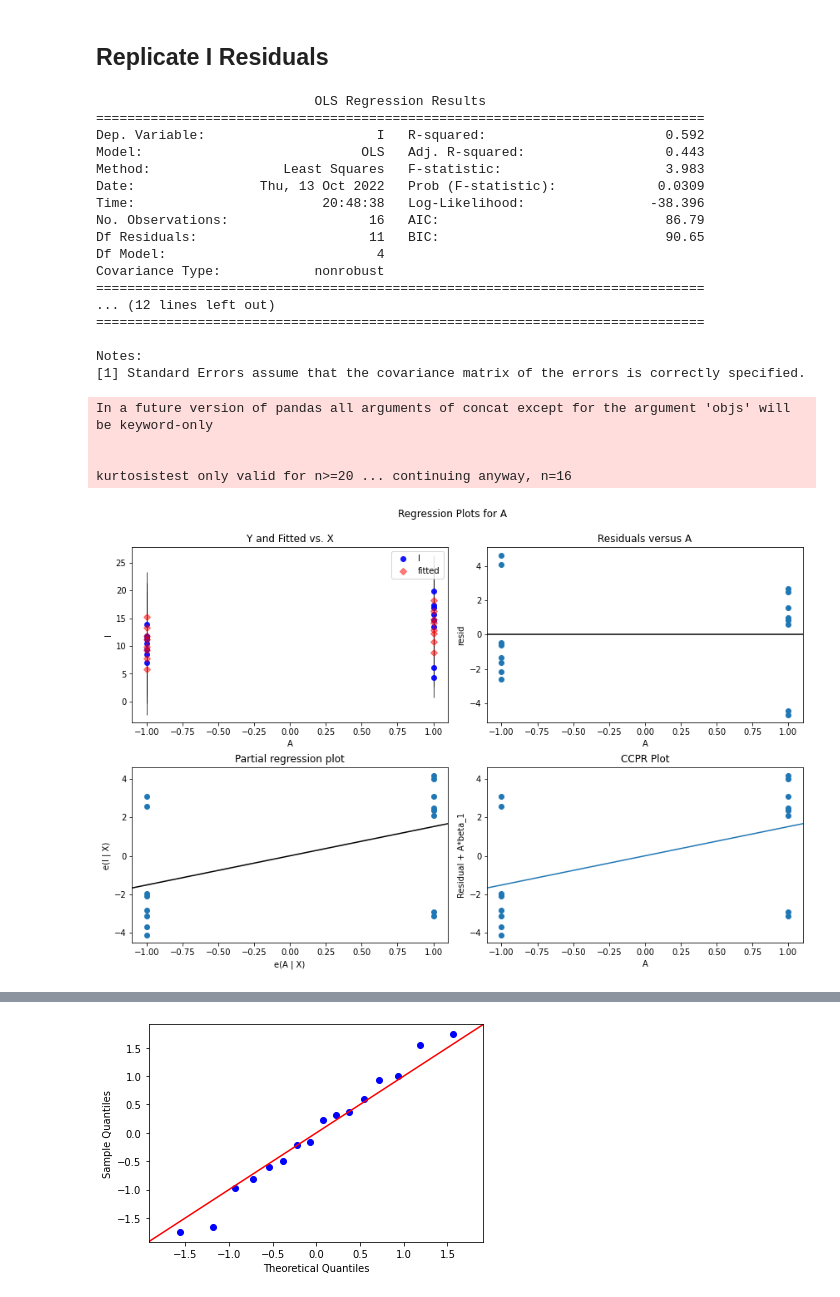
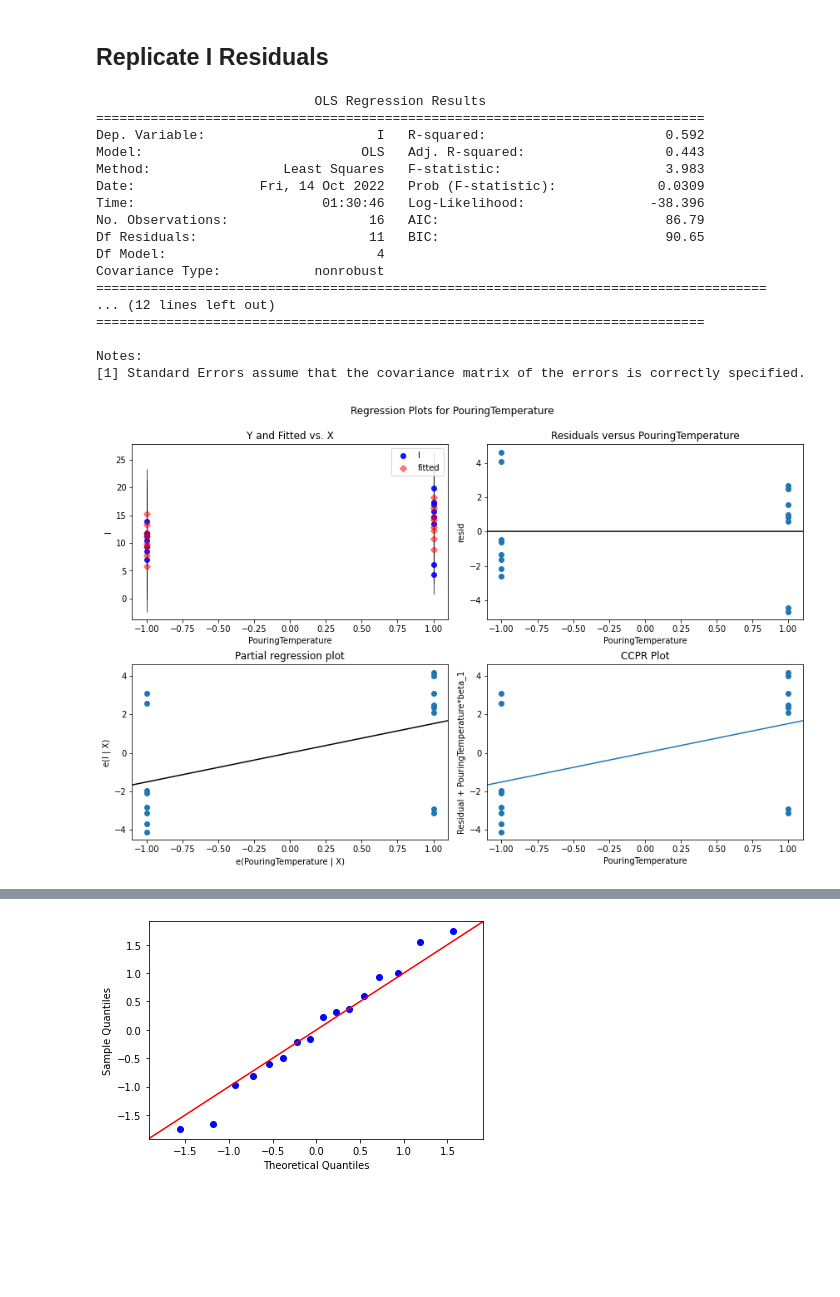
Before and after one commit to Cooper2112/SQC, a Jupyter notebook: SQCHW13b.ipynb, the cells around one changed output, grey strips where cells are left out. Saved outputs shown, nothing was run; the diff lists cells and outputs as text; code cells hidden in the pictures; blank space fills up the shorter version.

```diff
--- a/SQCHW13b.ipynb
+++ b/SQCHW13b.ipynb
@@ -174,7 +177,7 @@ import statsmodels.api as sm
 
 y = data2['II']
 
-x = data2[['A', 'B', 'C', 'D']]
+x = data2[['PouringTemperature', 'TitaniumContent', 'HeatTreatment', 'GrainRefiner']]
 
 x = sm.add_constant(x)
 
@@ -238,7 +237,7 @@ import statsmodels.api as sm
 
 y = data2['I']
 
-x = data2[['A', 'B', 'C', 'D']]
+x = data2[['PouringTemperature', 'TitaniumContent', 'HeatTreatment', 'GrainRefiner']]
 
 x = sm.add_constant(x)
 
@@ -251,29 +250,25 @@ print(model.summary())
 Dep. Variable:                      I   R-squared:                       0.592
 Model:                            OLS   Adj. R-squared:                  0.443
 Method:                 Least Squares   F-statistic:                     3.983
-Date:                Thu, 13 Oct 2022   Prob (F-statistic):             0.0309
-Time:                        20:48:38   Log-Likelihood:                -38.396
+Date:                Fri, 14 Oct 2022   Prob (F-statistic):             0.0309
+Time:                        01:30:46   Log-Likelihood:                -38.396
 No. Observations:                  16   AIC:                             86.79
 Df Residuals:                      11   BIC:                             90.65
 Df Model:                           4
 Covariance Type:            nonrobust
-==============================================================================
+======================================================================================
 ... (12 lines left out)
 ==============================================================================
 
 Notes:
 [1] Standard Errors assume that the covariance matrix of the errors is correctly specified.
-In a future version of pandas all arguments of concat except for the argument 'objs' will be keyword-only
-
-
-kurtosistest only valid for n>=20 ... continuing anyway, n=16
 # %%
 fig = plt.figure(figsize=(12,8))
 
 
-fig = sm.graphics.plot_regress_exog(model, 'A', fig=fig)
+fig = sm.graphics.plot_regress_exog(model, 'PouringTemperature', fig=fig)
 # %% [output]
-[figure, old version]
+[figure, new version]
 # %%
 fig = plt.figure(figsize=(12,8))
 
```
Also changed, not shown: parts of 14 cells of this notebook.
